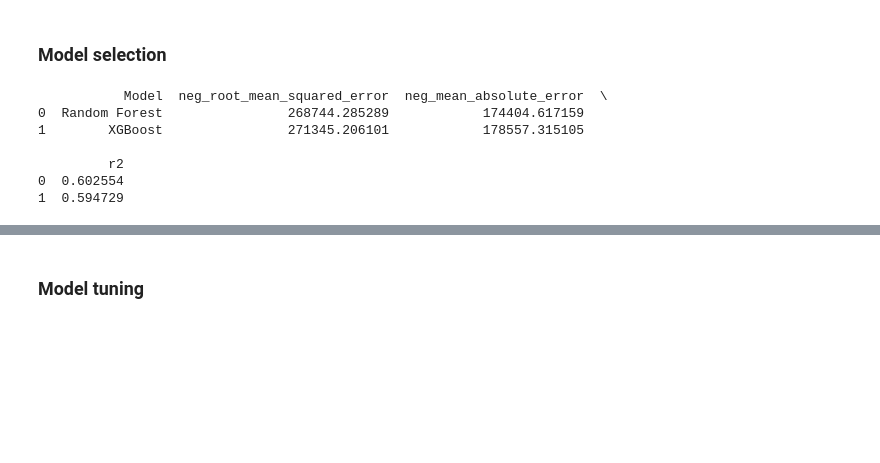
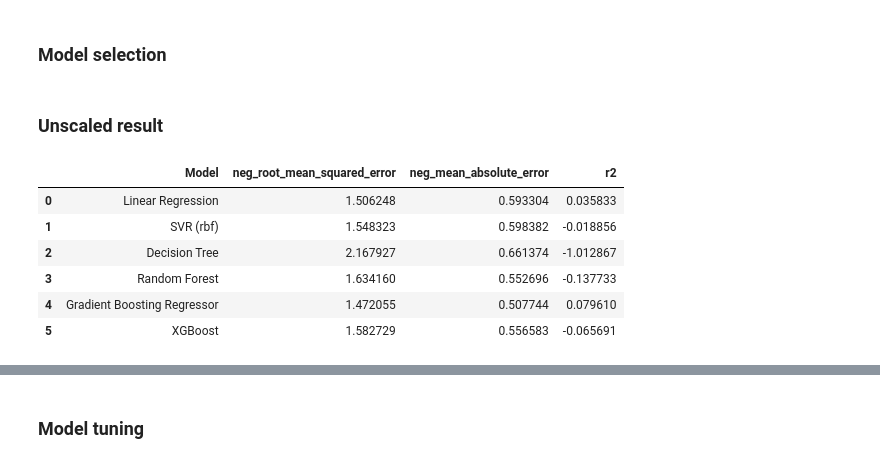
Before and after one commit to mcallisters/SDS-CP006-california-housing-prediction, a Jupyter notebook: notebooks/davron_data_analysis.ipynb, the cells around one changed output, grey strips where cells are left out. Drawn from its saved outputs; the diff is of its cells as text; code cells hidden in the pictures; blank space fills up the shorter version.

Commit message:
updated model

```diff
--- a/notebooks/davron_data_analysis.ipynb
+++ b/notebooks/davron_data_analysis.ipynb
@@ -629,7 +557,7 @@ def model_comparison(scoring_type, multiplier):
 # %%
 def model_performance_table():
 
-    unscled_table = pd.DataFrame({'Model': model_names})
+    unscaled_table = pd.DataFrame({'Model': model_names})
     scaled_table = pd.DataFrame({'Model': model_names})
 
     for metric in scoring_metrics:
@@ -637,41 +565,43 @@ def model_performance_table():
         for model in models:
             model_pipeline = Pipeline(
             steps = [
-                ('log',log_transformer),
                 ('model', model)
                 ]
             )
             if metric == 'r2':
-                scores =  cross_val_score(model_pipeline,X_train,y_train,scoring=metric,cv=5)
+                scores =  cross_val_score(model_pipeline,X_train,log_y_train,scoring=metric,cv=5)
             else:
-                scores =  -1 * cross_val_score(model_pipeline,X_train,y_train,scoring=metric,cv=5)
+                scores =  -1 * cross_val_score(model_pipeline,X_train,log_y_train,scoring=metric,cv=5)
             mean_scores.append(scores.mean())
-        unscled_table[metric] = mean_scores
+        unscaled_table[metric] = mean_scores
 
-    # for metric in scoring_metrics:
-    #     mean_scores = []
-    #     for model in models:
-    #         model_pipeline = Pipeline(
-    #         steps = [
-    #             ('scaler', StandardScaler()),
-    #             ('model', model)
-    #             ]
-    #         )
-    #         if metric == 'r2':
-    #             scores =  cross_val_score(model_pipeline,X_train,log_y_train,scoring=metric,cv=5)
-    #         else:
-    #             scores =  -1 * cross_val_score(model_pipeline,X_train,log_y_train,scoring=metric,cv=5)
-    #         mean_scores.append(scores.mean())
-    #     scaled_table[metric] = mean_scores
+    for metric in scoring_metrics:
+        mean_scores = []
+        for model in models:
+            model_pipeline = Pipeline(
+            steps = [
+                ('scaler', StandardScaler()),
+                ('model', model)
+                ]
+            )
+            if metric == 'r2':
+                scores =  cross_val_score(model_pipeline,X_train,log_y_train,scoring=metric,cv=5)
+            else:
+                scores =  -1 * cross_val_score(model_pipeline,X_train,log_y_train,scoring=metric,cv=5)
+            mean_scores.append(scores.mean())
+        scaled_table[metric] = mean_scores
 
-    print(unscled_table)
+    return unscaled_table, scaled_table
+# %% [markdown]
+### Unscaled result
 # %%
-model_performance_table()
+unscaled_result, scaled_result = model_performance_table()
+unscaled_result
 # %% [output]
-           Model  neg_root_mean_squared_error  neg_mean_absolute_error  \
-0  Random Forest                268744.285289            174404.617159
-1        XGBoost                271345.206101            178557.315105
-
-         r2
-0  0.602554
-1  0.594729
+|  | Model | neg_root_mean_squared_error | neg_mean_absolute_error | r2 |
+| 0 | Linear Regression | 1.506248 | 0.593304 | 0.035833 |
+| 1 | SVR (rbf) | 1.548323 | 0.598382 | -0.018856 |
+| 2 | Decision Tree | 2.167927 | 0.661374 | -1.012867 |
+| 3 | Random Forest | 1.634160 | 0.552696 | -0.137733 |
+| 4 | Gradient Boosting Regressor | 1.472055 | 0.507744 | 0.079610 |
+| 5 | XGBoost | 1.582729 | 0.556583 | -0.065691 |
```
Also changed, not shown: parts of 14 cells of this notebook, 2 other files.
